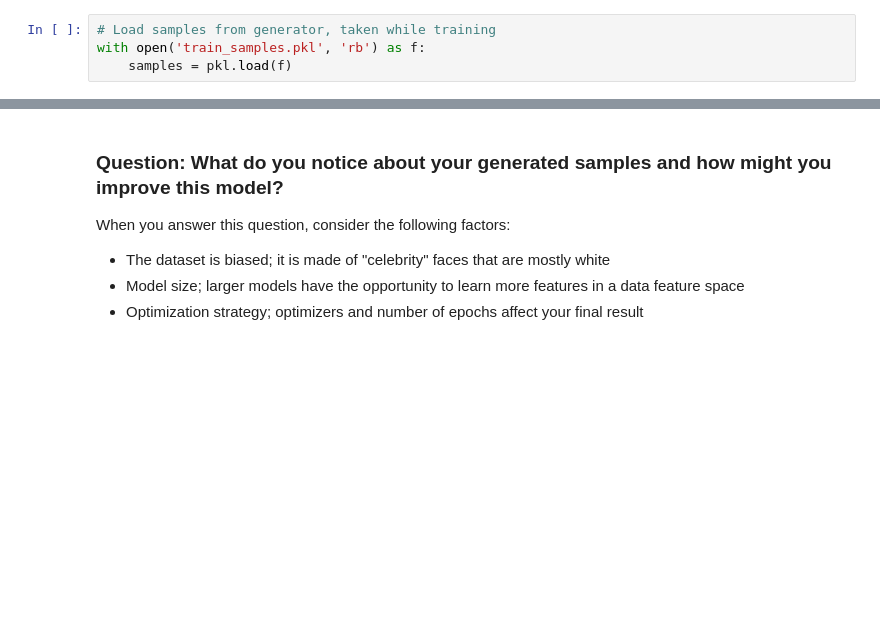
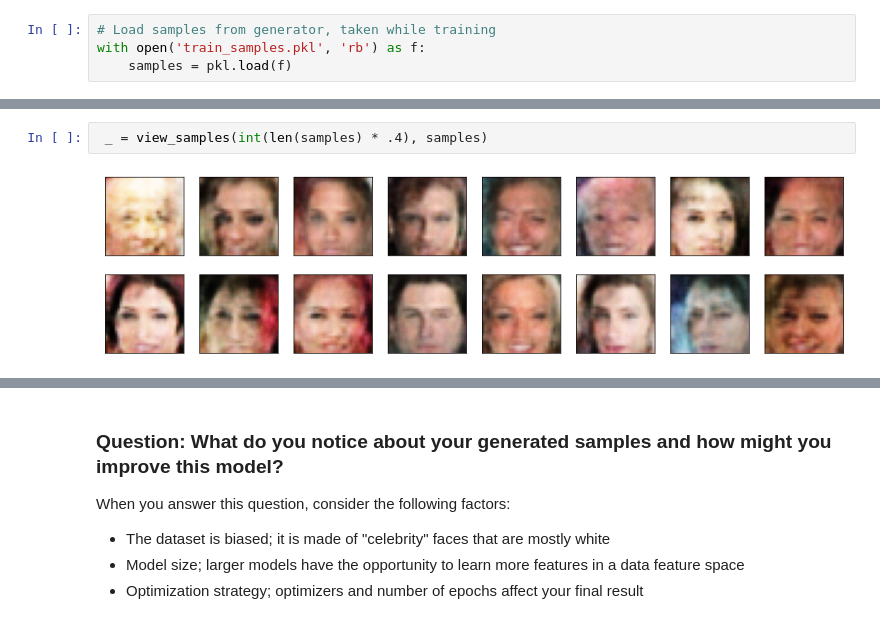
Before and after one commit to szimon/udacity-projects, a Jupyter notebook: deep-learning-nano-degree/face-generation/dlnd_face_generation.ipynb, the cells around one changed output, grey strips where cells are left out. Saved outputs shown, nothing was run; the diff lists cells and outputs as text; blank space fills up the shorter version.

```diff
--- a/deep-learning-nano-degree/face-generation/dlnd_face_generation.ipynb
+++ b/deep-learning-nano-degree/face-generation/dlnd_face_generation.ipynb
@@ -679 +673,5 @@ _ = view_samples(0, samples)
+# %%
+ _ = view_samples(int(len(samples) * .4), samples)
+# %% [output]
+[figure, added]
 # %%
```
Also changed, not shown: parts of 11 cells of this notebook, 1 other file.
